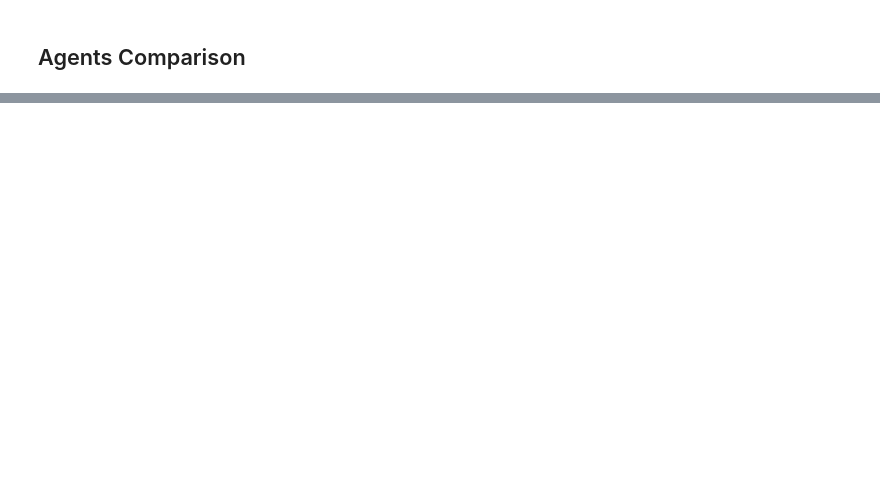
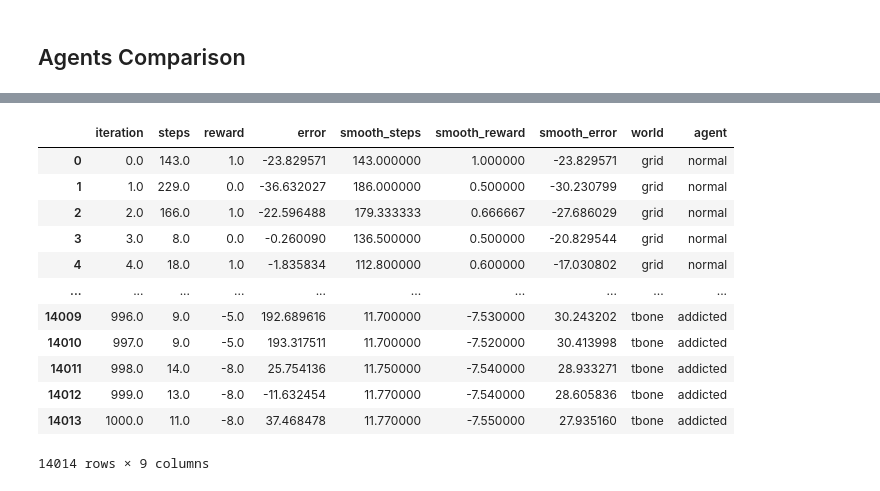
Before and after one commit to vb690/td_learning_salience, a Jupyter notebook: td_learning_agents_test.ipynb, the cells around one changed output, grey strips where cells are left out. Saved outputs shown, nothing was run; the diff lists cells and outputs as text; code cells hidden in the pictures; blank space fills up the shorter version.

```diff
--- a/td_learning_agents_test.ipynb
+++ b/td_learning_agents_test.ipynb
@@ -74,0 +89,18 @@ sns.lineplot(
+# %%
+SIM_SUMMARIES = pd.concat(SIM_SUMMARIES, ignore_index=True)
+# %%
+SIM_SUMMARIES
+# %% [output]
+|  | iteration | steps | reward | error | smooth_steps | smooth_reward | smooth_error | world | agent |
+| 0 | 0.0 | 143.0 | 1.0 | -23.829571 | 143.000000 | 1.000000 | -23.829571 | grid | normal |
+| 1 | 1.0 | 229.0 | 0.0 | -36.632027 | 186.000000 | 0.500000 | -30.230799 | grid | normal |
+| 2 | 2.0 | 166.0 | 1.0 | -22.596488 | 179.333333 | 0.666667 | -27.686029 | grid | normal |
+| 3 | 3.0 | 8.0 | 0.0 | -0.260090 | 136.500000 | 0.500000 | -20.829544 | grid | normal |
+| 4 | 4.0 | 18.0 | 1.0 | -1.835834 | 112.800000 | 0.600000 | -17.030802 | grid | normal |
+| ... | ... | ... | ... | ... | ... | ... | ... | ... | ... |
+| 14009 | 996.0 | 9.0 | -5.0 | 192.689616 | 11.700000 | -7.530000 | 30.243202 | tbone | addicted |
+| 14010 | 997.0 | 9.0 | -5.0 | 193.317511 | 11.700000 | -7.520000 | 30.413998 | tbone | addicted |
+| 14011 | 998.0 | 14.0 | -8.0 | 25.754136 | 11.750000 | -7.540000 | 28.933271 | tbone | addicted |
+| 14012 | 999.0 | 13.0 | -8.0 | -11.632454 | 11.770000 | -7.540000 | 28.605836 | tbone | addicted |
+| 14013 | 1000.0 | 11.0 | -8.0 | 37.468478 | 11.770000 | -7.550000 | 27.935160 | tbone | addicted |
+14014 rows × 9 columns
```
Also changed, not shown: parts of 3 cells of this notebook, 2 other files.
